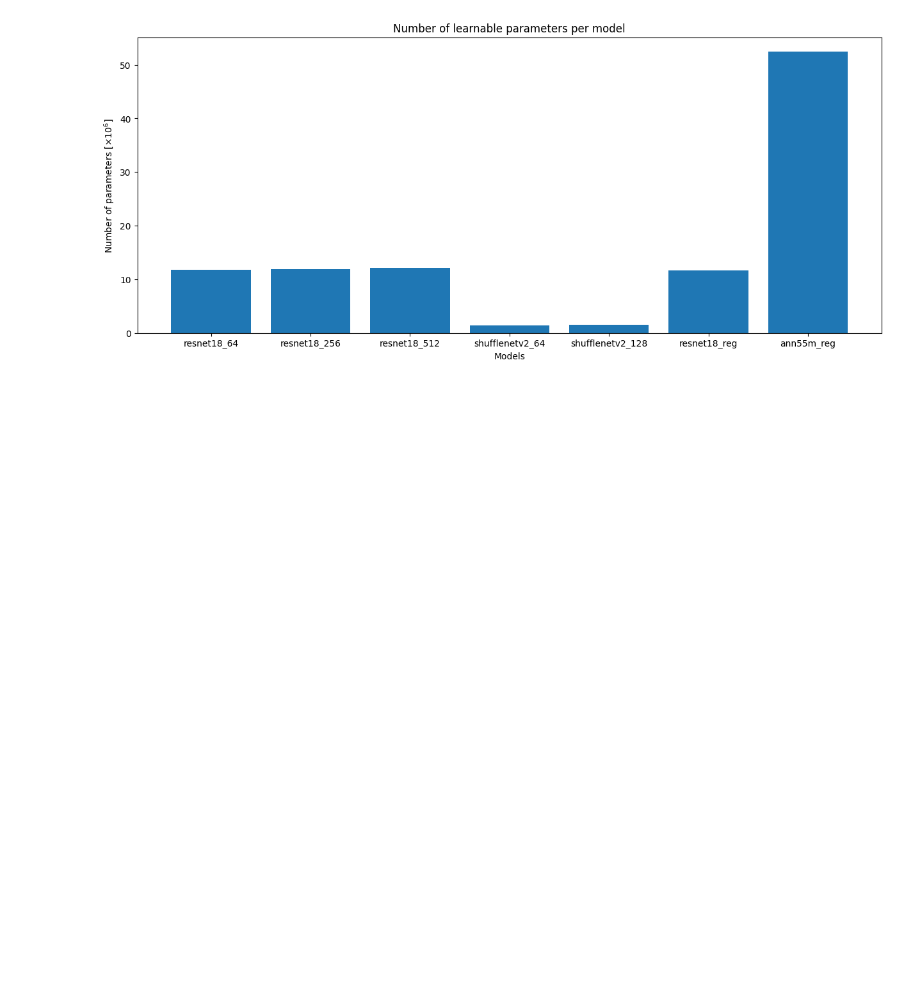
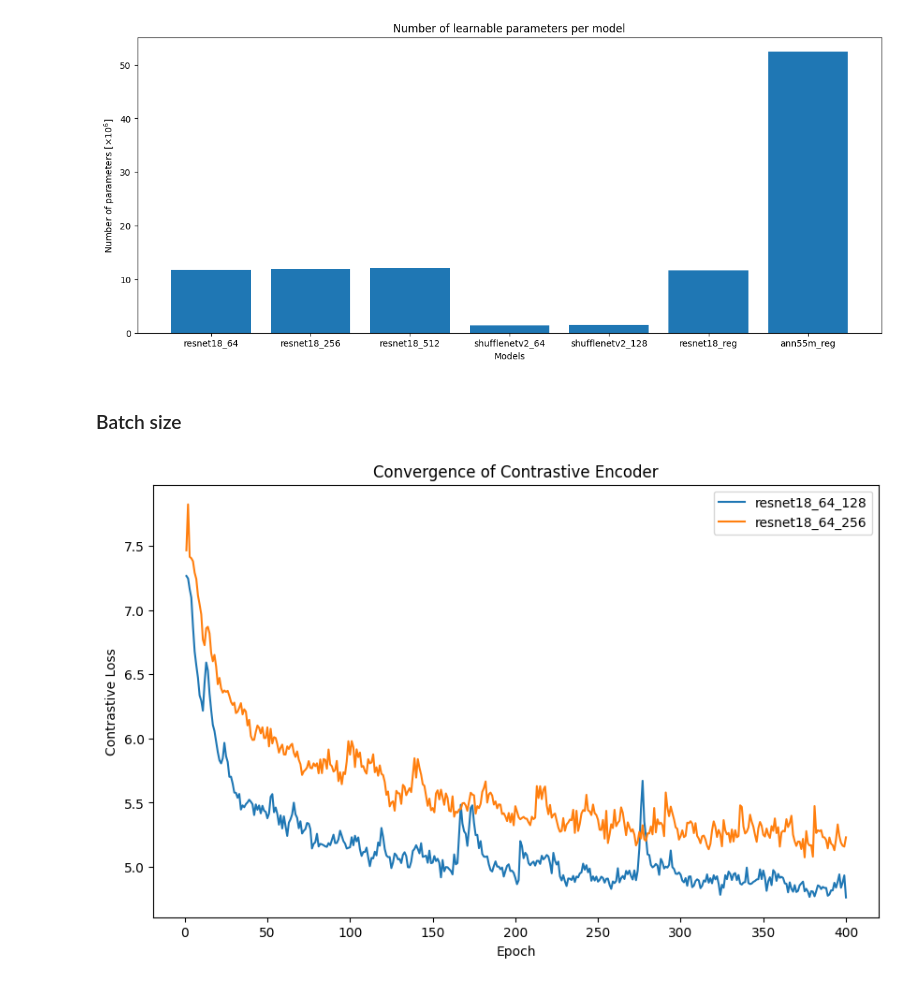
Before and after one commit to tsopeter/835-Final-Project, a Jupyter notebook: CompareModels.ipynb, the cells around one changed output. Cells and saved outputs as stored; diff of their text form; code cells hidden in the pictures; blank space fills up the shorter version.

```diff
--- a/CompareModels.ipynb
+++ b/CompareModels.ipynb
@@ -125,3 +181,27 @@ plt.ylabel(r"Number of parameters $[\times 10^6]$")
 plt.show()
 # %% [output]
 [figure]
+# %% [markdown]
+### Batch size
+# %%
+Models = {}
+Models['resnet18_64_128'] = ReadEncoderData('ConModels/Resnet18/5_400ep_64e_r_200ep_1_t1.0_b128/Encoder')
+Models['resnet18_64_256'] = ReadEncoderData('ConModels/Resnet18/6_600ep_64e_r_200ep_1_t1.0_b256/Encoder')
+
+epochs = 400
+plt.figure(figsize=[10, 6])
+plt.plot(
+    np.array([
+        np.arange(1, epochs+1) for _ in range(len(Models))
+    ]).T,
+    np.array([
+        np.sqrt(Models[key][1])[:epochs] for key, item in Models.items()
+    ]).T
+)
+plt.title("Convergence of Contrastive Encoder")
+plt.xlabel("Epoch")
+plt.ylabel("Contrastive Loss")
+plt.legend([key for key, _ in Models.items()])
+plt.show()
+# %% [output]
+[figure, added]
```
Also changed, not shown: parts of 9 cells of this notebook.
